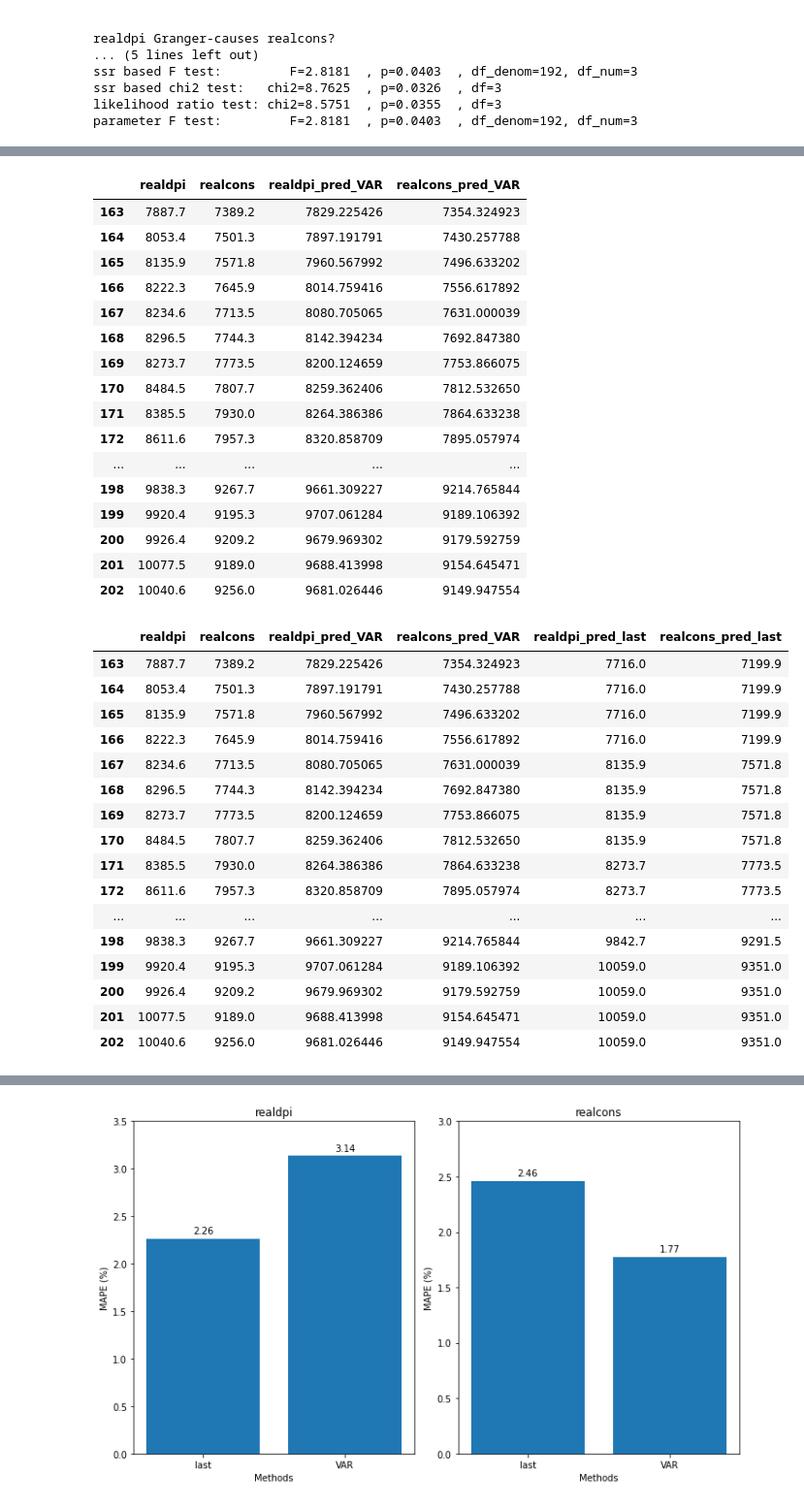
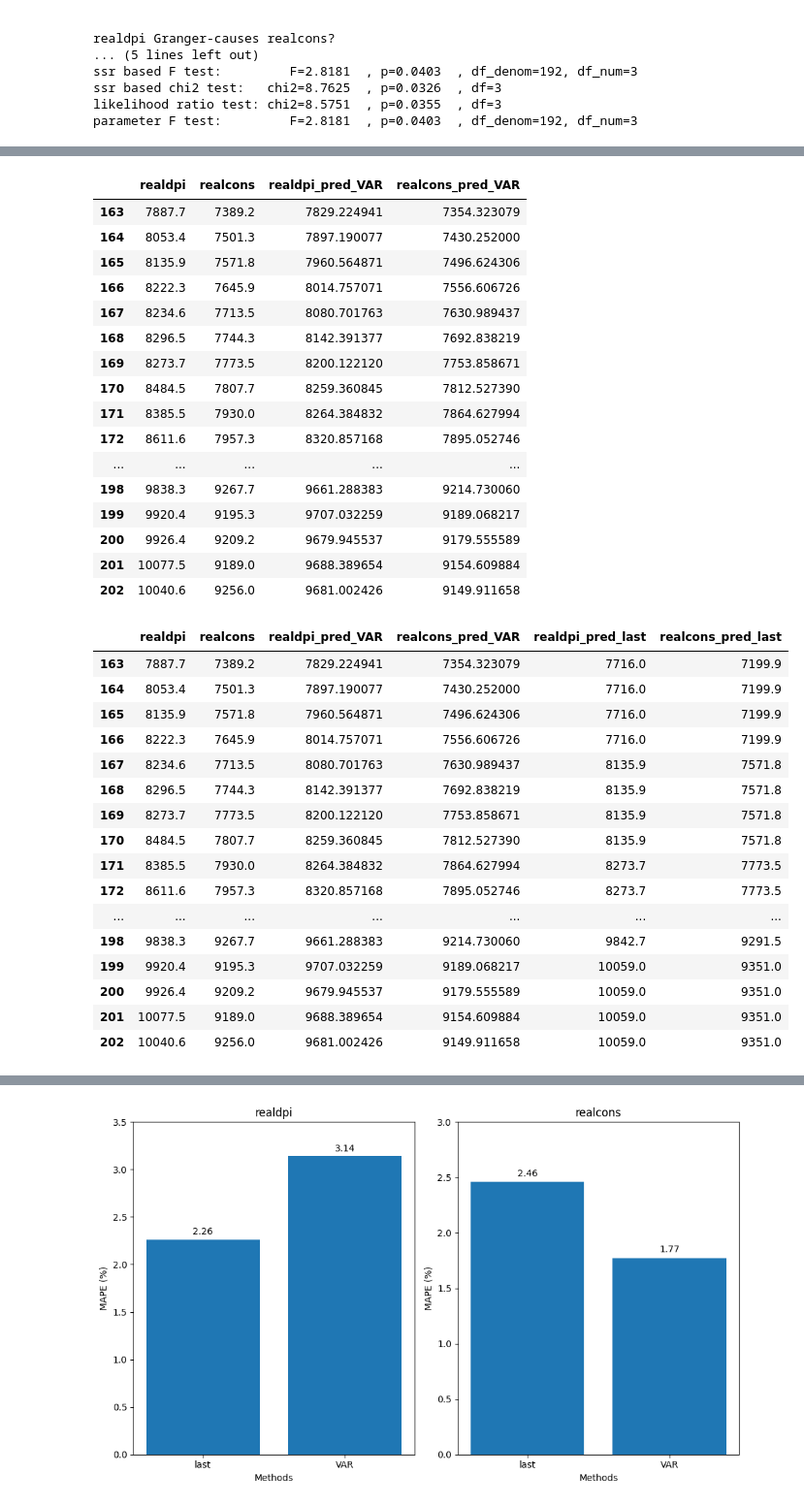
Before and after one commit to waelrash1/forecastingmodelsPY, a Jupyter notebook: CH10/CH10.ipynb, the cells around one changed output, grey strips where cells are left out. Shown at 97% size. Drawn from its saved outputs; the diff is of its cells as text; code cells hidden in the pictures.

```diff
--- a/CH10/CH10.ipynb
+++ b/CH10/CH10.ipynb
@@ -461,7 +382,7 @@ def rolling_forecast(df: pd.DataFrame, train_len: int, horizon: int, window: int
         realdpi_pred_VAR = []
         realcons_pred_VAR = []
 
-        for i in range(train_len, total_len, window):
+        for i in tqdm_notebook(range(train_len, total_len, window)):
             model = VARMAX(df[:i], order=(3,0))
             res = model.fit(disp=False)
             predictions = res.get_prediction(0, i + window - 1)
@@ -492,7 +413,7 @@ TRAIN_LEN = len(train)
 HORIZON = len(test)
 WINDOW = 4
 
-realdpi_pred_VAR, realcons_pred_VAR = recursive_forecast(endog_diff, TRAIN_LEN, HORIZON, WINDOW, 'VAR')
+realdpi_pred_VAR, realcons_pred_VAR = rolling_forecast(endog_diff, TRAIN_LEN, HORIZON, WINDOW, 'VAR')
 # %%
 test = endog[163:]
 
@@ -505,47 +426,47 @@ test['realcons_pred_VAR'] = endog.iloc[162]['realcons'] + np.cumsum(realcons_pre
 test
 # %% [output]
 |  | realdpi | realcons | realdpi_pred_VAR | realcons_pred_VAR |
-| 163 | 7887.7 | 7389.2 | 7829.225426 | 7354.324923 |
-| 164 | 8053.4 | 7501.3 | 7897.191791 | 7430.257788 |
-| 165 | 8135.9 | 7571.8 | 7960.567992 | 7496.633202 |
-| 166 | 8222.3 | 7645.9 | 8014.759416 | 7556.617892 |
-| 167 | 8234.6 | 7713.5 | 8080.705065 | 7631.000039 |
-| 168 | 8296.5 | 7744.3 | 8142.394234 | 7692.847380 |
-| 169 | 8273.7 | 7773.5 | 8200.124659 | 7753.866075 |
-| 170 | 8484.5 | 7807.7 | 8259.362406 | 7812.532650 |
-| 171 | 8385.5 | 7930.0 | 8264.386386 | 7864.633238 |
-| 172 | 8611.6 | 7957.3 | 8320.858709 | 7895.057974 |
+| 163 | 7887.7 | 7389.2 | 7829.224941 | 7354.323079 |
+| 164 | 8053.4 | 7501.3 | 7897.190077 | 7430.252000 |
+| 165 | 8135.9 | 7571.8 | 7960.564871 | 7496.624306 |
+| 166 | 8222.3 | 7645.9 | 8014.757071 | 7556.606726 |
+| 167 | 8234.6 | 7713.5 | 8080.701763 | 7630.989437 |
+| 168 | 8296.5 | 7744.3 | 8142.391377 | 7692.838219 |
+| 169 | 8273.7 | 7773.5 | 8200.122120 | 7753.858671 |
+| 170 | 8484.5 | 7807.7 | 8259.360845 | 7812.527390 |
+| 171 | 8385.5 | 7930.0 | 8264.384832 | 7864.627994 |
+| 172 | 8611.6 | 7957.3 | 8320.857168 | 7895.052746 |
 | ... | ... | ... | ... | ... |
-| 198 | 9838.3 | 9267.7 | 9661.309227 | 9214.765844 |
-| 199 | 9920.4 | 9195.3 | 9707.061284 | 9189.106392 |
-| 200 | 9926.4 | 9209.2 | 9679.969302 | 9179.592759 |
-| 201 | 10077.5 | 9189.0 | 9688.413998 | 9154.645471 |
-| 202 | 10040.6 | 9256.0 | 9681.026446 | 9149.947554 |
+| 198 | 9838.3 | 9267.7 | 9661.288383 | 9214.730060 |
+| 199 | 9920.4 | 9195.3 | 9707.032259 | 9189.068217 |
+| 200 | 9926.4 | 9209.2 | 9679.945537 | 9179.555589 |
+| 201 | 10077.5 | 9189.0 | 9688.389654 | 9154.609884 |
+| 202 | 10040.6 | 9256.0 | 9681.002426 | 9149.911658 |
 # %%
-realdpi_pred_last, realcons_pred_last = recursive_forecast(endog, TRAIN_LEN, HORIZON, WINDOW, 'last')
+realdpi_pred_last, realcons_pred_last = rolling_forecast(endog, TRAIN_LEN, HORIZON, WINDOW, 'last')
 
 test['realdpi_pred_last'] = realdpi_pred_last
 test['realcons_pred_last'] = realcons_pred_last
 
 test
 # %% [output]
 |  | realdpi | realcons | realdpi_pred_VAR | realcons_pred_VAR | realdpi_pred_last | realcons_pred_last |
-| 163 | 7887.7 | 7389.2 | 7829.225426 | 7354.324923 | 7716.0 | 7199.9 |
-| 164 | 8053.4 | 7501.3 | 7897.191791 | 7430.257788 | 7716.0 | 7199.9 |
-| 165 | 8135.9 | 7571.8 | 7960.567992 | 7496.633202 | 7716.0 | 7199.9 |
-| 166 | 8222.3 | 7645.9 | 8014.759416 | 7556.617892 | 7716.0 | 7199.9 |
-| 167 | 8234.6 | 7713.5 | 8080.705065 | 7631.000039 | 8135.9 | 7571.8 |
-| 168 | 8296.5 | 7744.3 | 8142.394234 | 7692.847380 | 8135.9 | 7571.8 |
-| 169 | 8273.7 | 7773.5 | 8200.124659 | 7753.866075 | 8135.9 | 7571.8 |
-| 170 | 8484.5 | 7807.7 | 8259.362406 | 7812.532650 | 8135.9 | 7571.8 |
-| 171 | 8385.5 | 7930.0 | 8264.386386 | 7864.633238 | 8273.7 | 7773.5 |
-| 172 | 8611.6 | 7957.3 | 8320.858709 | 7895.057974 | 8273.7 | 7773.5 |
+| 163 | 7887.7 | 7389.2 | 7829.224941 | 7354.323079 | 7716.0 | 7199.9 |
+| 164 | 8053.4 | 7501.3 | 7897.190077 | 7430.252000 | 7716.0 | 7199.9 |
+| 165 | 8135.9 | 7571.8 | 7960.564871 | 7496.624306 | 7716.0 | 7199.9 |
+| 166 | 8222.3 | 7645.9 | 8014.757071 | 7556.606726 | 7716.0 | 7199.9 |
+| 167 | 8234.6 | 7713.5 | 8080.701763 | 7630.989437 | 8135.9 | 7571.8 |
+| 168 | 8296.5 | 7744.3 | 8142.391377 | 7692.838219 | 8135.9 | 7571.8 |
+| 169 | 8273.7 | 7773.5 | 8200.122120 | 7753.858671 | 8135.9 | 7571.8 |
+| 170 | 8484.5 | 7807.7 | 8259.360845 | 7812.527390 | 8135.9 | 7571.8 |
+| 171 | 8385.5 | 7930.0 | 8264.384832 | 7864.627994 | 8273.7 | 7773.5 |
+| 172 | 8611.6 | 7957.3 | 8320.857168 | 7895.052746 | 8273.7 | 7773.5 |
 | ... | ... | ... | ... | ... | ... | ... |
-| 198 | 9838.3 | 9267.7 | 9661.309227 | 9214.765844 | 9842.7 | 9291.5 |
-| 199 | 9920.4 | 9195.3 | 9707.061284 | 9189.106392 | 10059.0 | 9351.0 |
-| 200 | 9926.4 | 9209.2 | 9679.969302 | 9179.592759 | 10059.0 | 9351.0 |
-| 201 | 10077.5 | 9189.0 | 9688.413998 | 9154.645471 | 10059.0 | 9351.0 |
-| 202 | 10040.6 | 9256.0 | 9681.026446 | 9149.947554 | 10059.0 | 9351.0 |
+| 198 | 9838.3 | 9267.7 | 9661.288383 | 9214.730060 | 9842.7 | 9291.5 |
+| 199 | 9920.4 | 9195.3 | 9707.032259 | 9189.068217 | 10059.0 | 9351.0 |
+| 200 | 9926.4 | 9209.2 | 9679.945537 | 9179.555589 | 10059.0 | 9351.0 |
+| 201 | 10077.5 | 9189.0 | 9688.389654 | 9154.609884 | 10059.0 | 9351.0 |
+| 202 | 10040.6 | 9256.0 | 9681.002426 | 9149.911658 | 10059.0 | 9351.0 |
 # %%
 fig, (ax1, ax2) = plt.subplots(nrows=2, ncols=1, figsize=(10,8))
 
```
Also changed, not shown: parts of 8 cells of this notebook.
